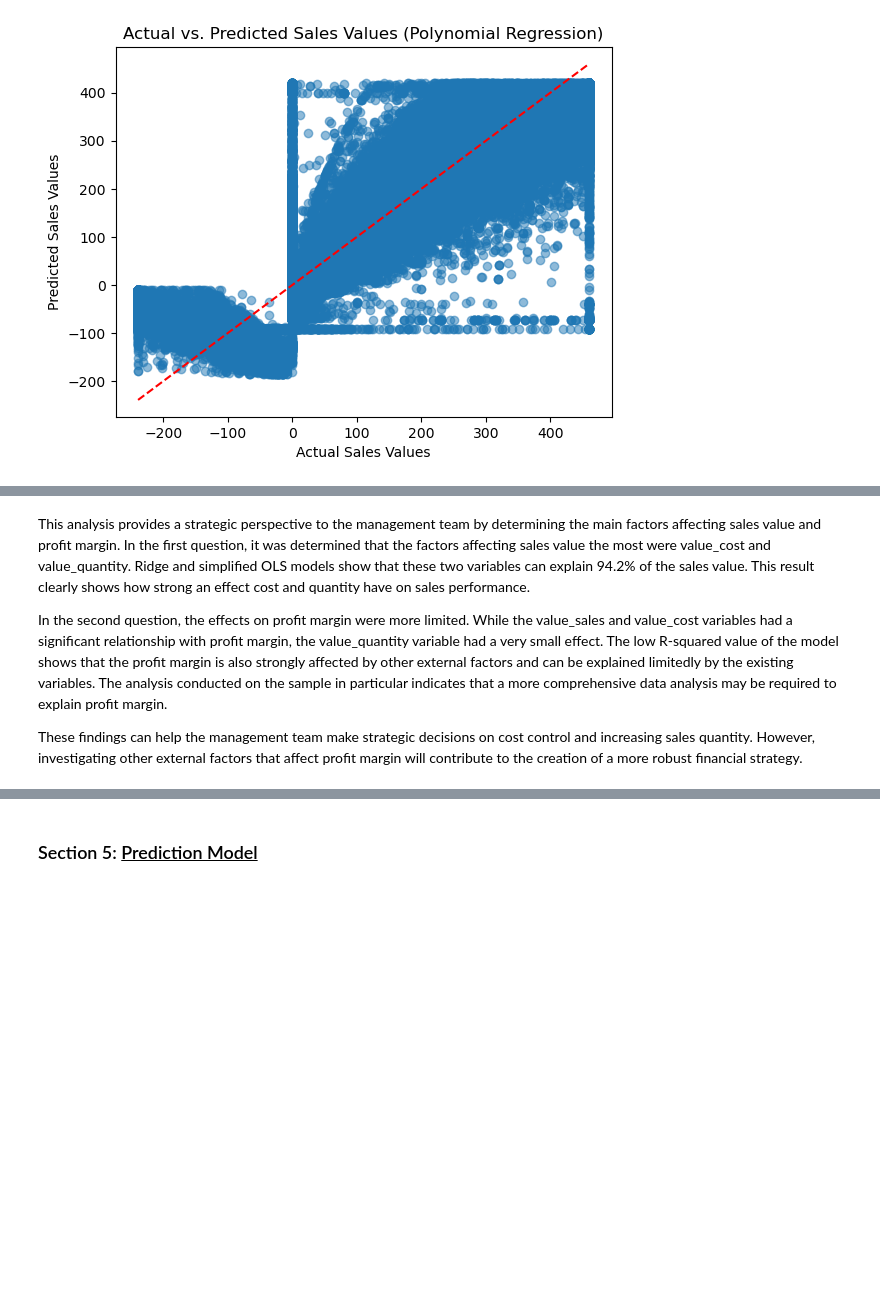
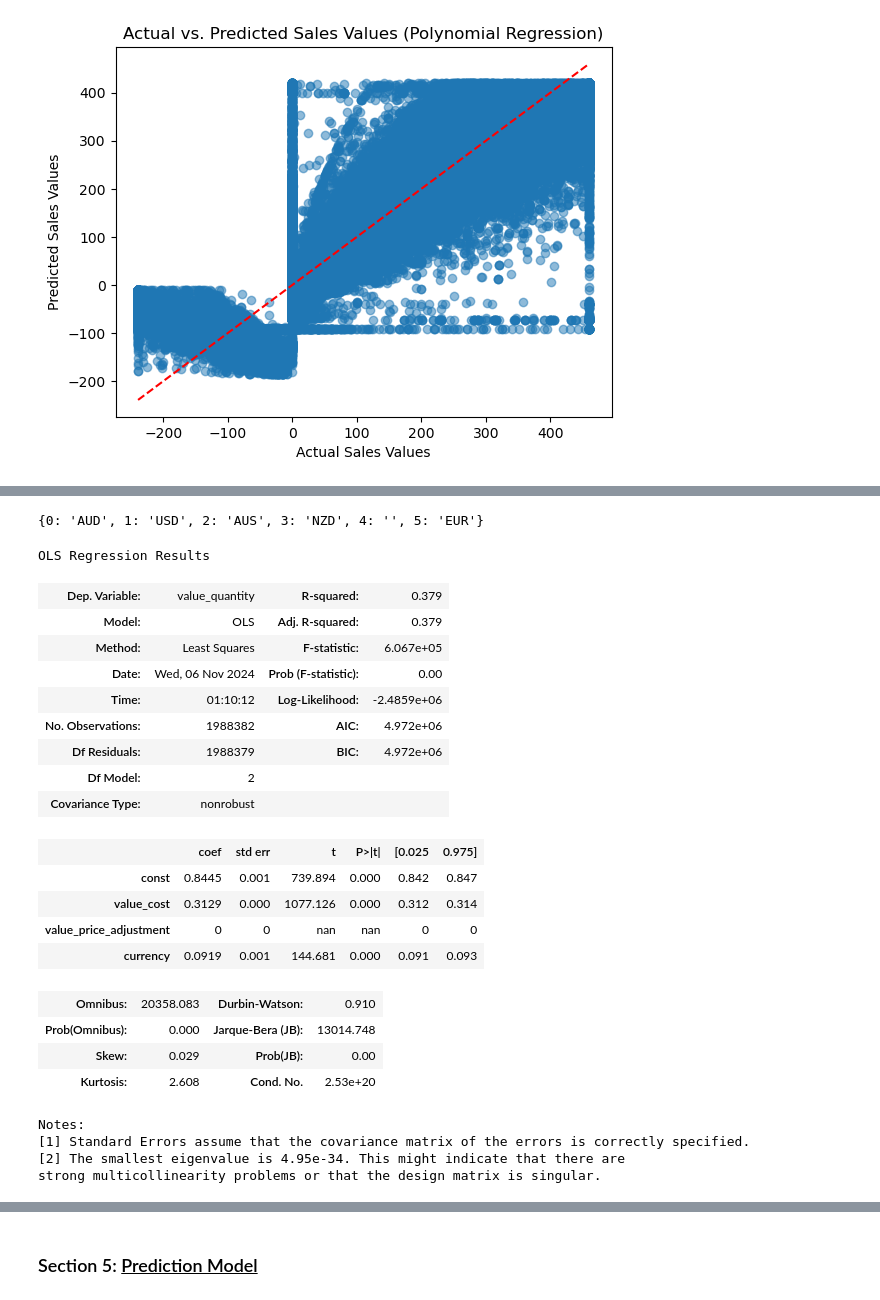
Before and after one commit to arjuuadhikari/BUS-8000, a Jupyter notebook: Group Project Data and Description-20241104/Group Work Busa8000-Copy1.ipynb, the cells around one changed output, grey strips where cells are left out. Drawn from its saved outputs; the diff is of its cells as text; code cells hidden in the pictures; blank space fills up the shorter version.

```diff
--- a/Group Project Data and Description-20241104/Group Work Busa8000-Copy1.ipynb
+++ b/Group Project Data and Description-20241104/Group Work Busa8000-Copy1.ipynb
@@ -934,9 +908,0 @@ data = data[data['value_sales'] != 0]
-# %%
-# Define dependent and independent variables after cleaning
-y2 = data['profit_margin']
-X2 = data[['value_sales', 'value_cost', 'value_quantity']]
-X2 = sm.add_constant(X2)
-
-# Run the regression model
-model2 = sm.OLS(y2, X2).fit()
-print(model2.summary())
@@ -961,12 +908,0 @@ Notes:
-# %%
-# Use a random subset of 10,000 rows for testing
-data_sample = data.sample(n=10000, random_state=42)
-
-# Define dependent and independent variables
-y_sample = data_sample['profit_margin']
-X_sample = data_sample[['value_sales', 'value_cost', 'value_quantity']]
-X_sample = sm.add_constant(X_sample)
-
-# Run the regression model on the subset
-model_sample = sm.OLS(y_sample, X_sample).fit()
-print(model_sample.summary())
@@ -991,6 +909,44 @@ Notes:
-# %% [markdown]
-This analysis provides a strategic perspective to the management team by determining the main factors affecting sales value and profit margin. In the first question, it was determined that the factors affecting sales value the most were value_cost and value_quantity. Ridge and simplified OLS models show that these two variables can explain 94.2% of the sales value. This result clearly shows how strong an effect cost and quantity have on sales performance.
-
-In the second question, the effects on profit margin were more limited. While the value_sales and value_cost variables had a significant relationship with profit margin, the value_quantity variable had a very small effect. The low R-squared value of the model shows that the profit margin is also strongly affected by other external factors and can be explained limitedly by the existing variables. The analysis conducted on the sample in particular indicates that a more comprehensive data analysis may be required to explain profit margin.
-
-These findings can help the management team make strategic decisions on cost control and increasing sales quantity. However, investigating other external factors that affect profit margin will contribute to the creation of a more robust financial strategy.
+# %%
+# Convert currency column to numeric using factorize
+data['currency'], unique_currencies = pd.factorize(data['currency'])
+
+# Check the unique currencies and their corresponding numeric values
+print(dict(enumerate(unique_currencies)))
+# %% [output]
+{0: 'AUD', 1: 'USD', 2: 'AUS', 3: 'NZD', 4: '', 5: 'EUR'}
+# %%
+X = data[['value_cost', 'value_price_adjustment','currency']]
+y = data['value_quantity']
+# %%
+# Add a constant to the model
+X = sm.add_constant(X)
+# %%
+# Fit the regression model
+model = sm.OLS(y, X).fit()
+
+# Print the summary of the regression results
+(model.summary())
+# %% [output]
+OLS Regression Results
+| Dep. Variable: | value_quantity | R-squared: | 0.379 |
+| Model: | OLS | Adj. R-squared: | 0.379 |
+| Method: | Least Squares | F-statistic: | 6.067e+05 |
+| Date: | Wed, 06 Nov 2024 | Prob (F-statistic): | 0.00 |
+| Time: | 01:10:12 | Log-Likelihood: | -2.4859e+06 |
+| No. Observations: | 1988382 | AIC: | 4.972e+06 |
+| Df Residuals: | 1988379 | BIC: | 4.972e+06 |
+| Df Model: | 2 |  |  |
+| Covariance Type: | nonrobust |  |  |
+|  | coef | std err | t | P>|t| | [0.025 | 0.975] |
+| const | 0.8445 | 0.001 | 739.894 | 0.000 | 0.842 | 0.847 |
+| value_cost | 0.3129 | 0.000 | 1077.126 | 0.000 | 0.312 | 0.314 |
+| value_price_adjustment | 0 | 0 | nan | nan | 0 | 0 |
+| currency | 0.0919 | 0.001 | 144.681 | 0.000 | 0.091 | 0.093 |
+| Omnibus: | 20358.083 | Durbin-Watson: | 0.910 |
+| Prob(Omnibus): | 0.000 | Jarque-Bera (JB): | 13014.748 |
+| Skew: | 0.029 | Prob(JB): | 0.00 |
+| Kurtosis: | 2.608 | Cond. No. | 2.53e+20 |
+Notes:
+[1] Standard Errors assume that the covariance matrix of the errors is correctly specified.
+[2] The smallest eigenvalue is 4.95e-34. This might indicate that there are
+strong multicollinearity problems or that the design matrix is singular.
```
Also changed, not shown: parts of 7 cells of this notebook.
